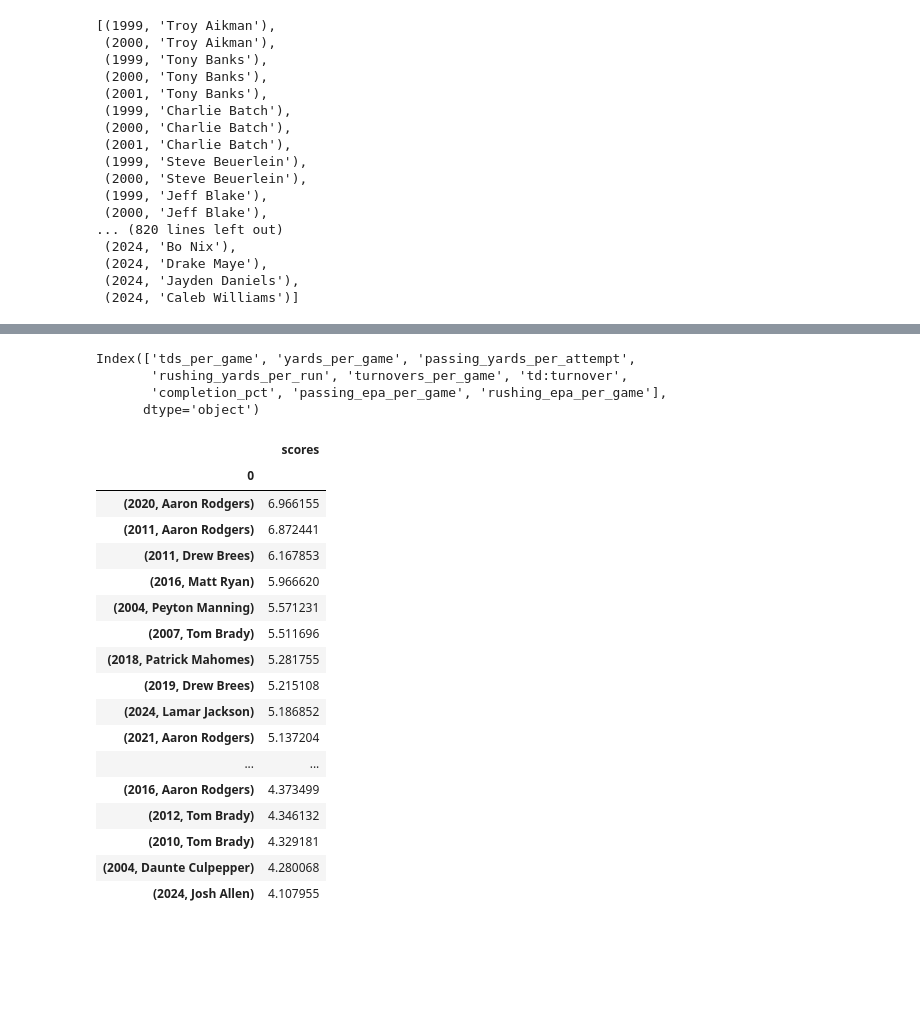
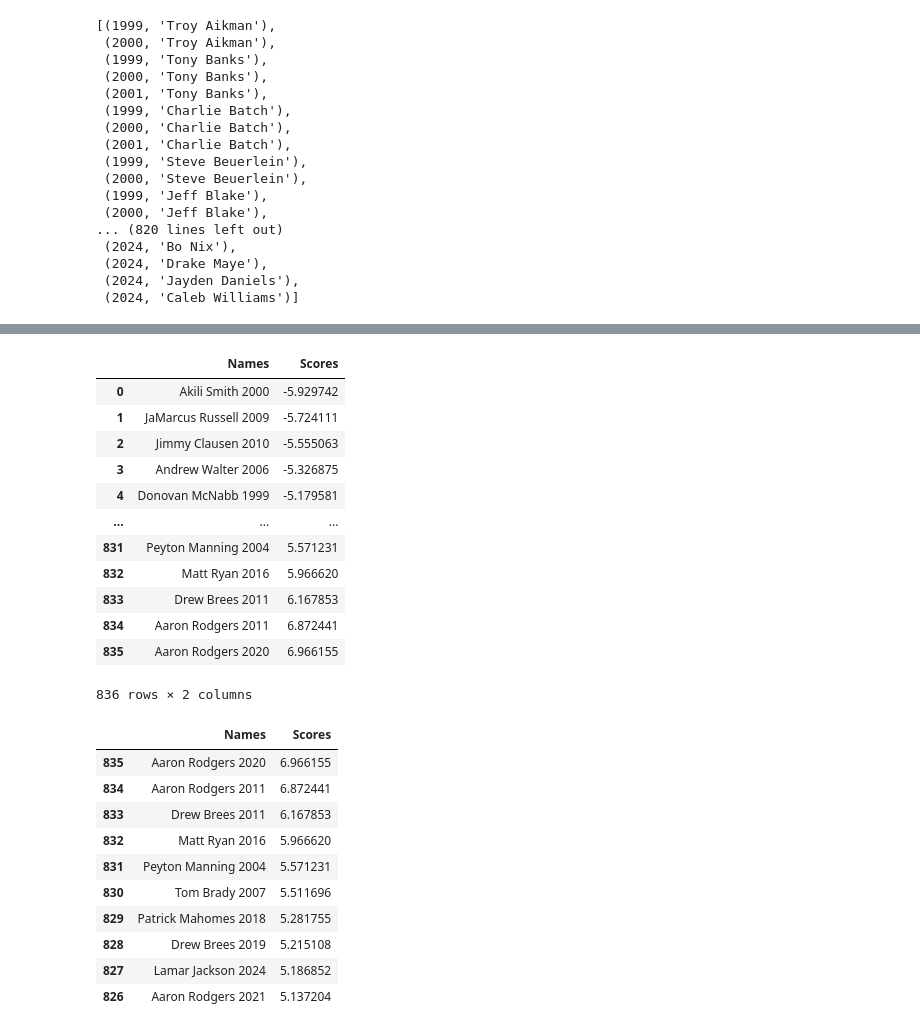
Before and after one commit to JevanC/nfl-stats, a Jupyter notebook: main.ipynb, the cells around one changed output, grey strips where cells are left out. Saved outputs shown, nothing was run; the diff lists cells and outputs as text; code cells hidden in the pictures; blank space fills up the shorter version.

```diff
--- a/main.ipynb
+++ b/main.ipynb
@@ -258,6 +239,9 @@ The default value of `n_init` will change from 10 to 'auto' in 1.4. Set the valu
 # %%
 tier_list = weekly_relevant.merge(pass_stats, left_on=['player_id', 'season'], right_on=['player_id', 'season'])
 tier_list = tier_list.merge(run_stats, left_on=['player_id', 'season'], right_on=['player_id', 'season'])
+df = tier_list.reset_index().merge(all_qbs[['gsis_id', 'display_name']], left_on='player_id', right_on='gsis_id')
+qb_names = [(f"{x['display_name']} {x['season']}") for idx, x in df.iterrows()]
+qb_names
 tier_list['tds_per_game'] = (tier_list['passing_tds'] + tier_list['rushing_tds']) / tier_list['games_played']
 tier_list['yards_per_game'] = (tier_list['passing_yards'] + tier_list['rushing_yards'])/ tier_list['games_played']
 tier_list['passing_yards_per_attempt'] = tier_list['passing_yards'] / tier_list['attempts']
@@ -270,12 +254,6 @@ tier_list['rushing_epa_per_game'] = tier_list['rushing_epa'] / tier_list['games_
 
 tier_list = tier_list[['tds_per_game', 'yards_per_game', 'passing_yards_per_attempt', 'rushing_yards_per_run',
                        'turnovers_per_game', 'td:turnover', 'completion_pct', 'passing_epa_per_game', 'rushing_epa_per_game']]
-tier_list.columns
-# %% [output]
-Index(['tds_per_game', 'yards_per_game', 'passing_yards_per_attempt',
-       'rushing_yards_per_run', 'turnovers_per_game', 'td:turnover',
-       'completion_pct', 'passing_epa_per_game', 'rushing_epa_per_game'],
-      dtype='object')
 # %%
 tiered_pca = PCA(n_components=1)
 scaler = StandardScaler()
@@ -284,24 +262,40 @@ ranks = tiered_pca.fit_transform(X)
 ranked_df = pd.DataFrame(data=[qb_names, ranks]).T.reset_index(drop='index').set_index(0)
 ranked_df.columns = ['scores']
 ranked_df['scores'] = ranked_df['scores'].apply(lambda x : x[0])
+ranked_df = ranked_df.sort_values('scores').reset_index()
+# %%
+ranked_df.columns = ('Names', 'Scores')
+ranked_df
+# %% [output]
+|  | Names | Scores |
+| 0 | Akili Smith 2000 | -5.929742 |
+| 1 | JaMarcus Russell 2009 | -5.724111 |
+| 2 | Jimmy Clausen 2010 | -5.555063 |
+| 3 | Andrew Walter 2006 | -5.326875 |
+| 4 | Donovan McNabb 1999 | -5.179581 |
+| ... | ... | ... |
+| 831 | Peyton Manning 2004 | 5.571231 |
+| 832 | Matt Ryan 2016 | 5.966620 |
+| 833 | Drew Brees 2011 | 6.167853 |
+| 834 | Aaron Rodgers 2011 | 6.872441 |
+| 835 | Aaron Rodgers 2020 | 6.966155 |
+836 rows × 2 columns
 # %%
-ranked_df.sort_values('scores', ascending=False).head(25)
+ranked_df = ranked_df.sort_values(by='Scores')
+fig = px.bar(data_frame=ranked_df, x=ranked_df.Names, y=ranked_df.Scores)
+fig.update_layout(yaxis={'categoryorder':'total ascending'})
+fig.show()
-# %% [output]
-|  | scores |
-| 0 |  |
-| (2020, Aaron Rodgers) | 6.966155 |
-| (2011, Aaron Rodgers) | 6.872441 |
-| (2011, Drew Brees) | 6.167853 |
-| (2016, Matt Ryan) | 5.966620 |
-| (2004, Peyton Manning) | 5.571231 |
-| (2007, Tom Brady) | 5.511696 |
-| (2018, Patrick Mahomes) | 5.281755 |
-| (2019, Drew Brees) | 5.215108 |
-| (2024, Lamar Jackson) | 5.186852 |
-| (2021, Aaron Rodgers) | 5.137204 |
-| ... | ... |
-| (2016, Aaron Rodgers) | 4.373499 |
-| (2012, Tom Brady) | 4.346132 |
-| (2010, Tom Brady) | 4.329181 |
-| (2004, Daunte Culpepper) | 4.280068 |
-| (2024, Josh Allen) | 4.107955 |
+# %%
+ranked_df.sort_values(by='Scores', ascending=False).head(10)
+# %% [output]
+|  | Names | Scores |
+| 835 | Aaron Rodgers 2020 | 6.966155 |
+| 834 | Aaron Rodgers 2011 | 6.872441 |
+| 833 | Drew Brees 2011 | 6.167853 |
+| 832 | Matt Ryan 2016 | 5.966620 |
+| 831 | Peyton Manning 2004 | 5.571231 |
+| 830 | Tom Brady 2007 | 5.511696 |
+| 829 | Patrick Mahomes 2018 | 5.281755 |
+| 828 | Drew Brees 2019 | 5.215108 |
+| 827 | Lamar Jackson 2024 | 5.186852 |
+| 826 | Aaron Rodgers 2021 | 5.137204 |
```
Also changed, not shown: parts of 12 cells of this notebook.
